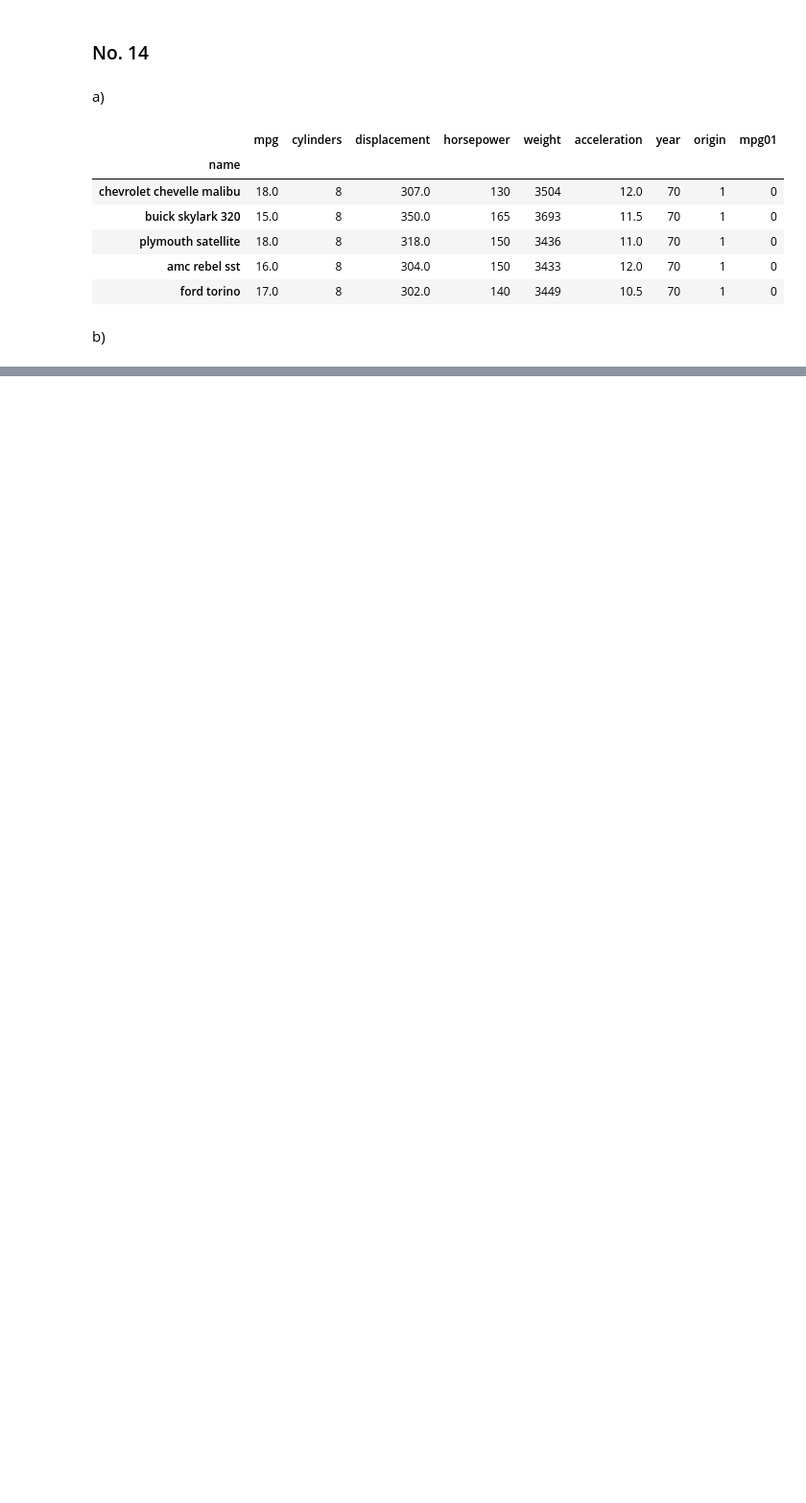
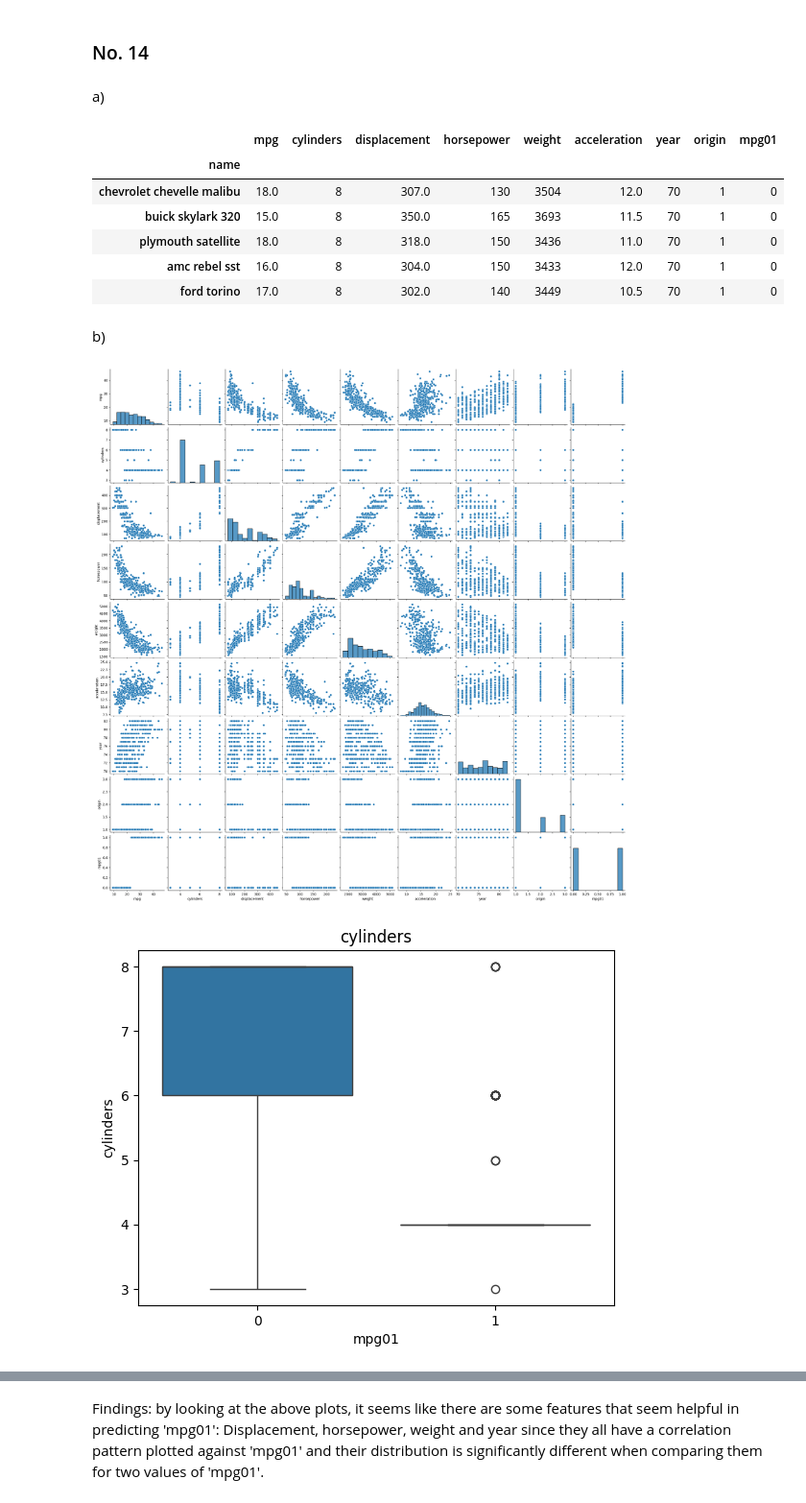
Before and after one commit to PiusCarbon/StatML, a Jupyter notebook: assignment2.ipynb, the cells around one changed output, grey strips where cells are left out. Shown at 96% size. Saved outputs shown, nothing was run; the diff lists cells and outputs as text; code cells hidden in the pictures; blank space fills up the shorter version.

```diff
--- a/assignment2.ipynb
+++ b/assignment2.ipynb
@@ -248,3 +369,16 @@ auto.head()
 | ford torino | 17.0 | 8 | 302.0 | 140 | 3449 | 10.5 | 70 | 1 | 0 |
 # %% [markdown]
 b)
+# %%
+sns.pairplot(auto)
+plt.show()
+
+predictors = ['cylinders', 'displacement', 'horsepower', 'weight', 'acceleration', 'year', 'origin']
+
+for p in predictors:
+    sns.boxplot(x='mpg01', y=p, data=auto)
+    plt.title(p)
+    plt.show()
+# %% [output]
+[figure, added]
+[figure, added]
@@ -250,0 +391,2 @@ b)
+# %% [markdown]
+Findings: by looking at the above plots, it seems like there are some features that seem helpful in predicting 'mpg01': Displacement, horsepower, weight and year since they all have a correlation pattern plotted against 'mpg01' and their distribution is significantly different when comparing them for two values of 'mpg01'.
```
Also changed, not shown: parts of 55 cells of this notebook.
